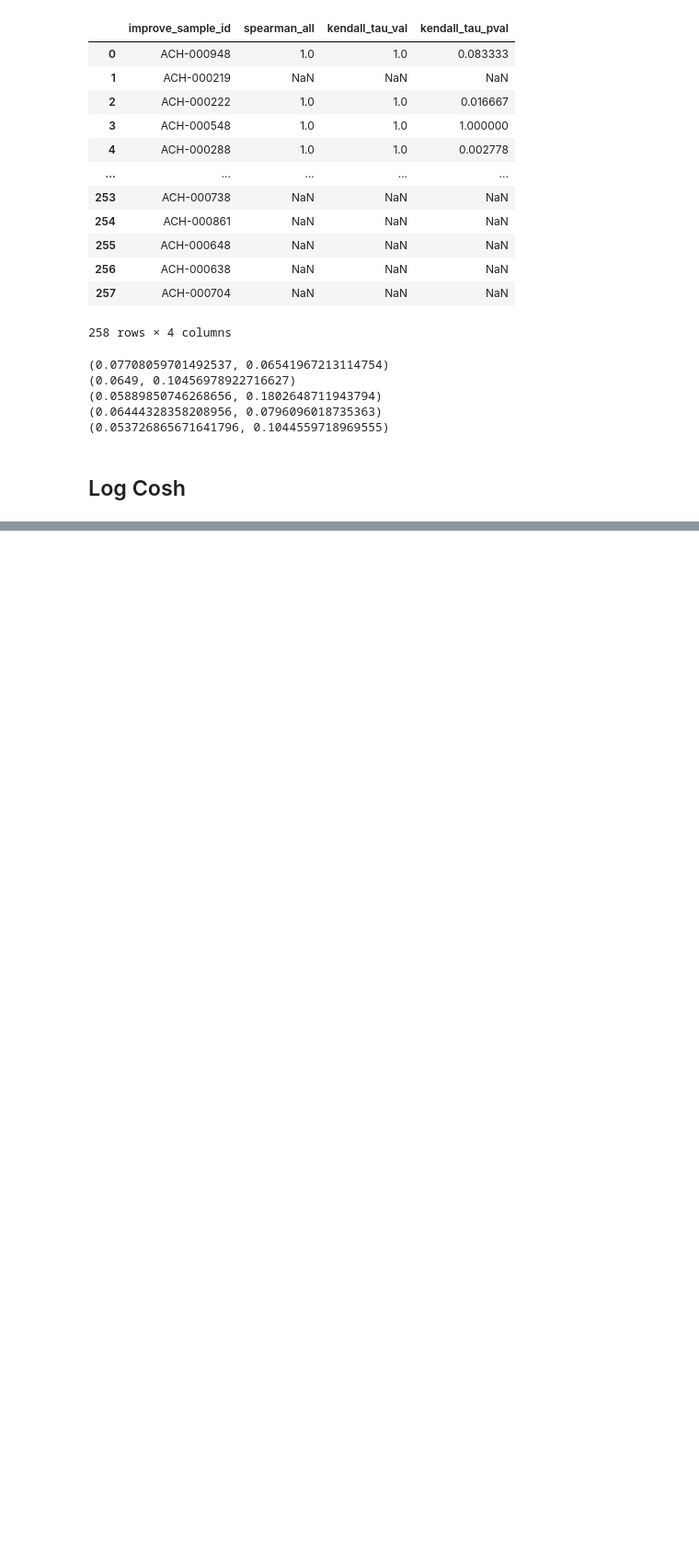
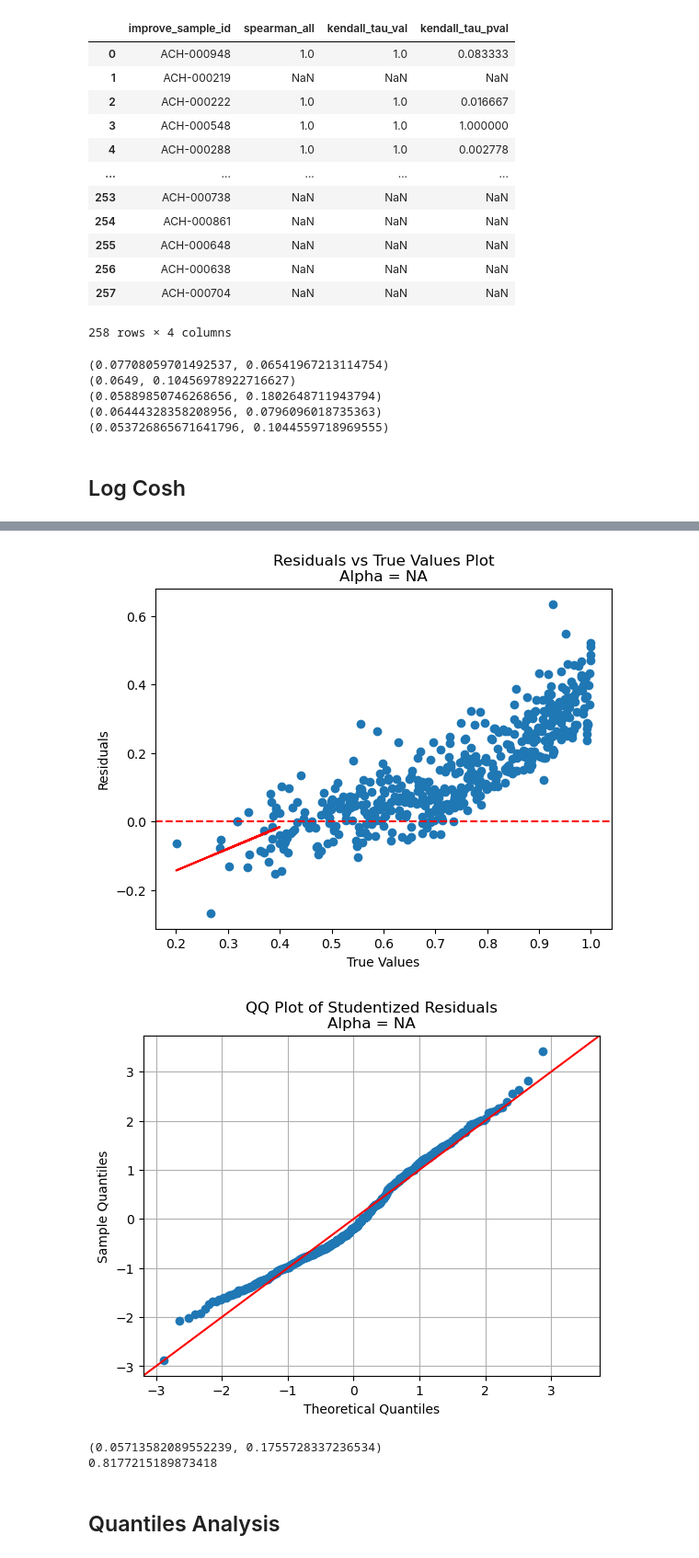
Before and after one commit to JDACS4C-IMPROVE/Scratch, a Jupyter notebook: alt-scores/mae_poly.ipynb, the cells around one changed output, grey strips where cells are left out. Shown at 92% size. Cells and saved outputs as stored; diff of their text form; code cells hidden in the pictures; blank space fills up the shorter version.

```diff
--- a/alt-scores/mae_poly.ipynb
+++ b/alt-scores/mae_poly.ipynb
@@ -644,0 +724,6 @@ Name: auc_true, Length: 494, dtype: int64
+# %%
+folder = os.path.join(data, "msep4")
+os.listdir(folder)
+test_msep4 = pd.read_csv(os.path.join(folder, "test_y_data_predicted_msep4.csv"))
+all_dfs["MSE Poly 4"] = test_msep4
+test_msep4
@@ -644,0 +744,14 @@ Name: auc_true, Length: 494, dtype: int64
+# %%
+res_v_true(test_msep4, "NA", 0.4)
+qqres_plot(test_msep4, "NA")
+# %% [output]
+[figure, added]
+[figure, added]
+# %%
+print(mae_calc_thresh(test_msep4, 0.5))
+print(f_beta_wrapper(test_msep4, 0.5, 4))
+# %% [output]
+(0.05713582089552239, 0.1755728337236534)
+0.8177215189873418
+# %% [markdown]
+## Quantiles Analysis
```
Also changed, not shown: parts of 30 cells of this notebook.
